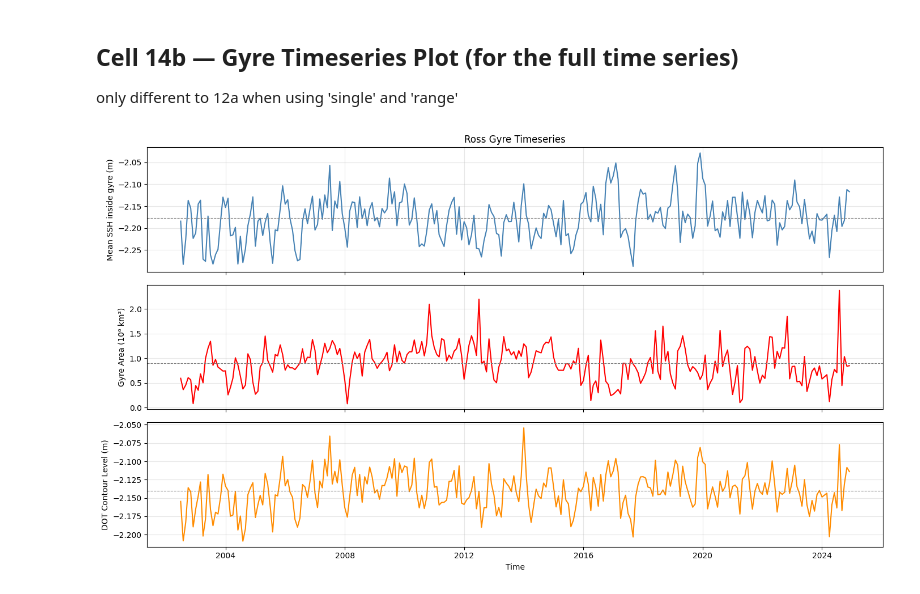
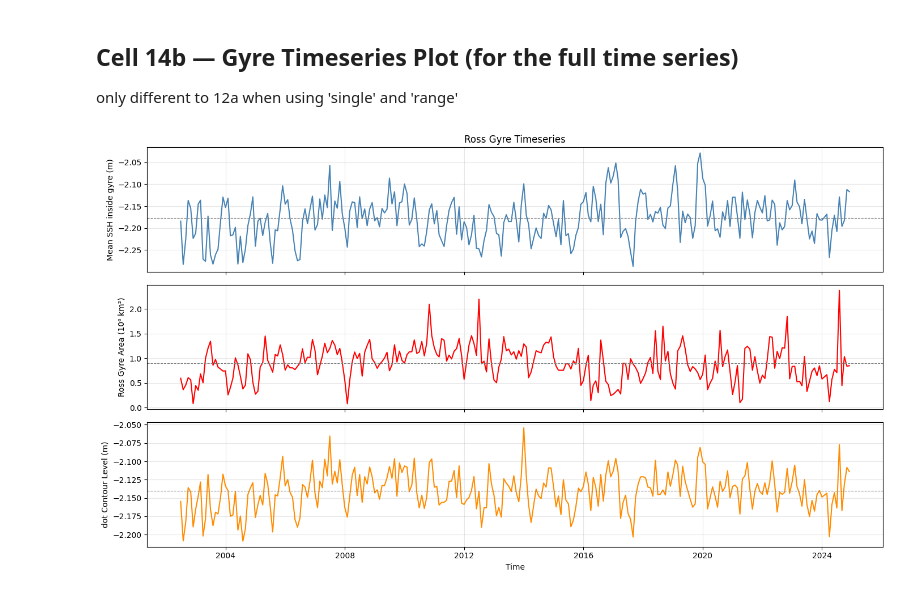
Before and after one commit to isabelle-white/SLA_analysis, a Jupyter notebook: Scripts/phd_scripts/largest_closed_contour.ipynb, the cells around one changed output. Drawn from its saved outputs; the diff is of its cells as text; code cells hidden in the pictures.

```diff
--- a/Scripts/phd_scripts/largest_closed_contour.ipynb
+++ b/Scripts/phd_scripts/largest_closed_contour.ipynb
@@ -434,8 +542,8 @@ colors = ['black', 'red', 'blue', 'orange', 'green', 'purple']
 fig, ax = plt.subplots()
 # fig, ax = plt.subplots(figsize=(12, 6), subplot_kw={'projection': ccrs.PlateCarree()})
 
-pcm = ax.pcolormesh(lon_grid, lat_grid, dot_2d, cmap='RdBu_r', shading='auto', alpha=0.85)
-plt.colorbar(pcm, ax=ax, label='DOT (m)', orientation='horizontal')
+pcm = ax.pcolormesh(lon_grid, lat_grid, var_2d, cmap='RdBu_r', shading='auto', alpha=0.85)
+plt.colorbar(pcm, ax=ax, label=f'{variable} (m)', orientation='horizontal')
 
 if best_paths:
     for i, (area, verts) in enumerate(best_paths):
@@ -447,7 +555,7 @@ if best_paths:
         )
 
     ax.set_title(
-        f'Deepest Closed DOT Contour = {best_level:.4f} m\n'
+        f'Deepest Closed {variable} Contour = {best_level:.4f} m\n'
         f'{str(ds.time[time_idx].values)[:10]}'
     )
 else:
@@ -513,8 +621,8 @@ Plot the DOT field as a background and overlay each closed section in a differen
 # %%
 # fig, ax = plt.subplots(figsize=(12, 6), subplot_kw={'projection': ccrs.PlateCarree()})
 fig, ax = plt.subplots()
-pcm = ax.pcolormesh(lon_grid, lat_grid, dot_2d, cmap='RdBu_r', shading='auto', alpha=0.85)
-plt.colorbar(pcm, ax=ax, label='DOT (m)', orientation='horizontal')
+pcm = ax.pcolormesh(lon_grid, lat_grid, var_2d, cmap='RdBu_r', shading='auto', alpha=0.85)
+plt.colorbar(pcm, ax=ax, label=f'{variable} (m)', orientation='horizontal')
 
 if all_closed:
     ax.plot(
@@ -523,7 +631,7 @@ if all_closed:
         label=f'Largest closed contour:  {largest_area:.1f} deg²'
     )
     ax.set_title(
-        f'Largest Closed DOT Contour = {largest_level:.4f} m\n'
+        f'Largest Closed {variable} Contour = {largest_level:.4f} m\n'
         f'{str(ds.time[time_idx].values)[:10]}'
     )
 else:
@@ -579,7 +689,7 @@ for time_idx_i, time_val in enumerate(ds.time.values):
         )
         lons_i = ds_slice_i['longitude'].values
         lats_i = ds_slice_i['latitude'].values
-        dot_2d_i  = ds_slice_i['dot'].values.T
+        var_2d_i  = ds_slice_i[variable].values.T
         ssh_2d_i  = (ds_slice_i['dot'] + ds_slice_i['sla']).values.T
         land_2d_i = ds_slice_i['land_mask'].values.T
 
@@ -595,26 +705,26 @@ for time_idx_i, time_val in enumerate(ds.time.values):
         ds_slice_i = xr.concat([ds_A, ds_B], dim='longitude', data_vars='all')
         lons_i = ds_slice_i['longitude'].values
         lats_i = ds_slice_i['latitude'].values
-        dot_2d_i  = ds_slice_i['dot'].values.T
+        var_2d_i  = ds_slice_i[variable].values.T
         ssh_2d_i  = (ds_slice_i['dot'] + ds_slice_i['sla']).values.T
         land_2d_i = ds_slice_i['land_mask'].values.T
 
-    dot_2d_i = np.where(land_2d_i == 1, np.nan, dot_2d_i)
+    var_2d_i = np.where(land_2d_i == 1, np.nan, var_2d_i)
     ssh_2d_i = np.where(land_2d_i == 1, np.nan, ssh_2d_i)
     lon_grid_i, lat_grid_i = np.meshgrid(lons_i, lats_i)
 
     # --- Guard: skip if not enough valid data to contour ---
-    dot_min = np.nanmin(dot_2d_i)
-    dot_max = np.nanmax(dot_2d_i)
-    if not np.isfinite(dot_min) or not np.isfinite(dot_max) or dot_max <= dot_min:
+    var_min = np.nanmin(var_2d_i)
+    var_max = np.nanmax(var_2d_i)
+    if not np.isfinite(var_min) or not np.isfinite(var_max) or var_max <= var_min:
         print(f"Skipping {str(time_val)[:10]} — insufficient valid data")
         all_timestep_results.append({'time': time_val, 'time_idx': time_idx_i, 'found': False})
         continue
 
-    levels_i = np.linspace(dot_min, dot_max, n_levels)
+    levels_i = np.linspace(var_min, var_max, n_levels)
 
     fig, ax = plt.subplots()
-    cs_i = ax.contour(lon_grid_i, lat_grid_i, dot_2d_i, levels=levels_i)
+    cs_i = ax.contour(lon_grid_i, lat_grid_i, var_2d_i, levels=levels_i)
     plt.close(fig)
 
     all_closed_i = []
@@ -1159,33 +1269,33 @@ only different to 12a when using 'single' and 'range'
 # %%
 # Extract timeseries from all_timestep_results (use this, not to_plot, for full timeseries)
 times  = [r['time']  for r in all_timestep_results if r['found']]
 areas  = [r['area']  for r in all_timestep_results if r['found']]
 levels = [r['level'] for r in all_timestep_results if r['found']]
 ssh_vals = [r['ssh_mean'] for r in all_timestep_results if r['found']]
 
 
 areas_km2 = [r['area_km2'] / 1e6 for r in all_timestep_results if r['found']]
 
 fig, axes = plt.subplots(3, 1, figsize=(14, 8), sharex=True)
 
 axes[0].plot(times, ssh_vals, color='steelblue', linewidth=1.5)
 axes[0].axhline(np.nanmean(ssh_vals), color='gray', linewidth=0.8, linestyle='--')
 axes[0].set_ylabel('Mean SSH inside gyre (m)')
-axes[0].set_title('Ross Gyre Timeseries')
+axes[0].set_title(f'{gyre_name} Gyre Timeseries')
 axes[0].grid(True, alpha=0.3)
 
 axes[1].plot(times, areas_km2, color='red', linewidth=1.5)
 axes[1].axhline(np.nanmean(areas_km2), color='gray', linewidth=0.8, linestyle='--')
-axes[1].set_ylabel('Gyre Area (10⁶ km²)')
+axes[1].set_ylabel(f'{gyre_name} Gyre Area (10⁶ km²)')
 axes[1].grid(True, alpha=0.3)
 
 axes[2].plot(times, levels, color='darkorange', linewidth=1.5)
 axes[2].axhline(np.nanmean(levels), color='gray', linewidth=0.8, linestyle='--')
-axes[2].set_ylabel('DOT Contour Level (m)')
+axes[2].set_ylabel(f'{variable} Contour Level (m)')
 axes[2].set_xlabel('Time')
 axes[2].grid(True, alpha=0.3)
 
 plt.tight_layout()
 plt.show()
 # %% [output]
-[figure, old version]
+[figure, new version]
```
Also changed, not shown: parts of 29 cells of this notebook, 1 other file.
